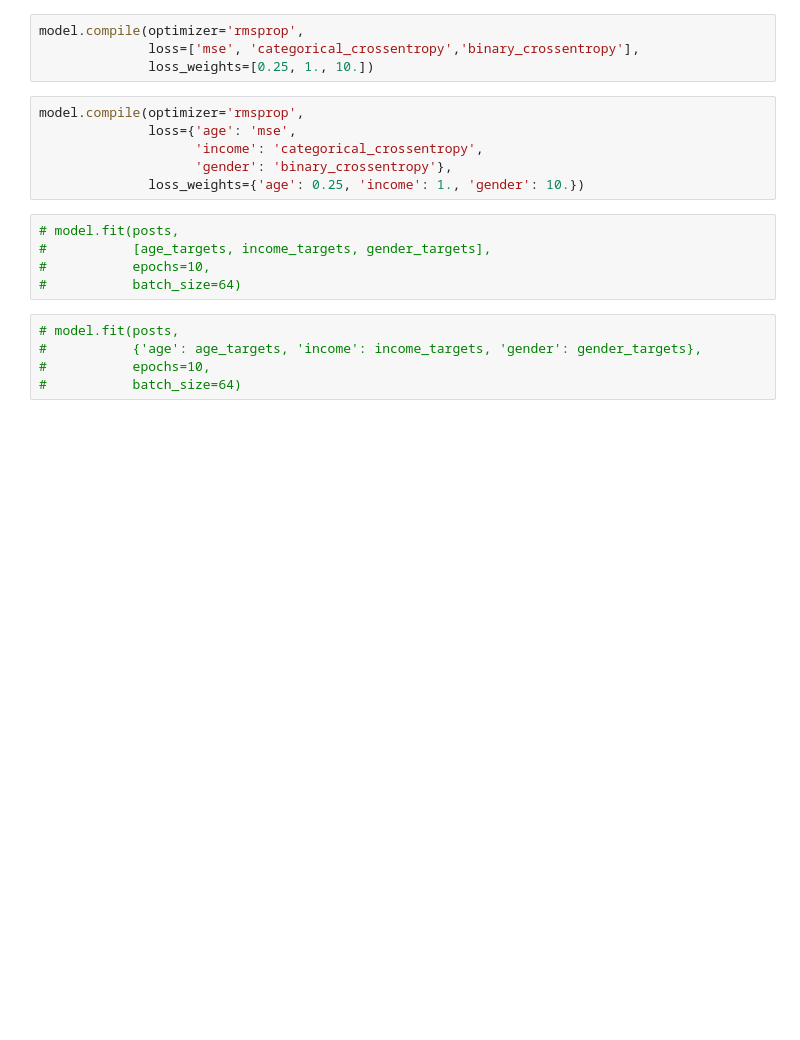
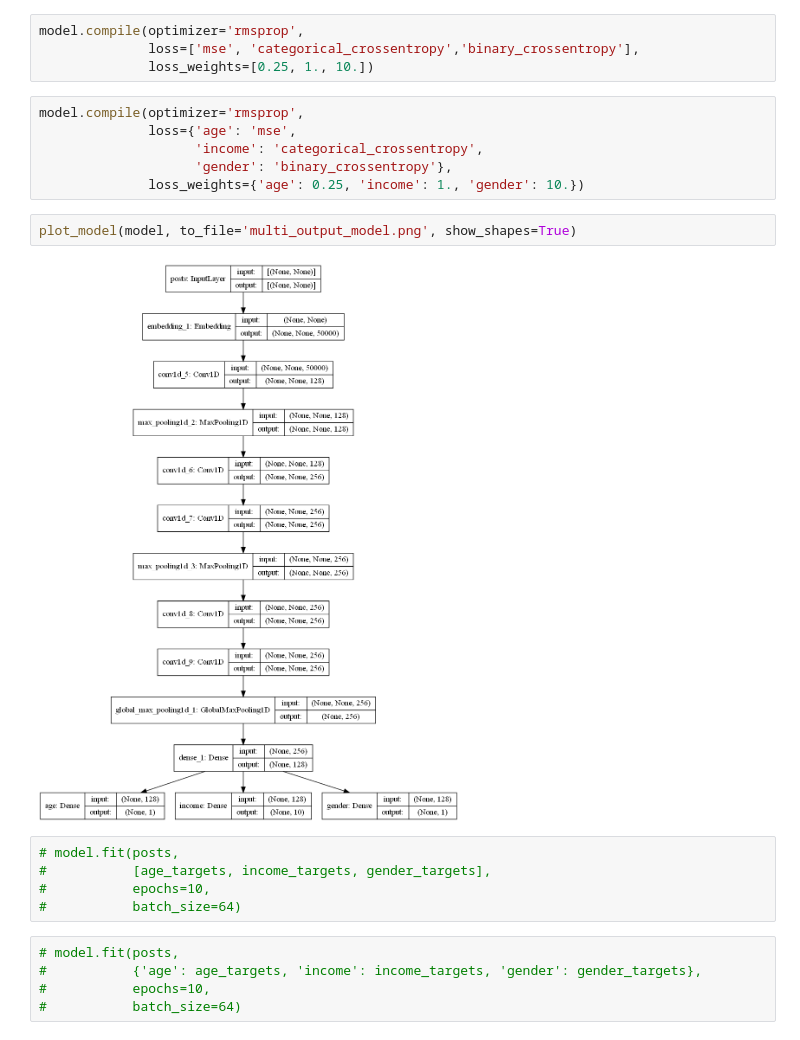
Before and after one commit to meticulousdev/Keras, a Jupyter notebook: code/chap07/multi_output_model.ipynb, the cells around one changed output. Saved outputs shown, nothing was run; the diff lists cells and outputs as text; blank space fills up the shorter version.

Commit message:
graphical description

```diff
--- a/code/chap07/multi_output_model.ipynb
+++ b/code/chap07/multi_output_model.ipynb
@@ -62,6 +63,10 @@ model.compile(optimizer='rmsprop',
                     'income': 'categorical_crossentropy',
                     'gender': 'binary_crossentropy'},
               loss_weights={'age': 0.25, 'income': 1., 'gender': 10.})
+# %%
+plot_model(model, to_file='multi_output_model.png', show_shapes=True)
+# %% [output]
+[figure, added]
 # %%
 # model.fit(posts,
 #           [age_targets, income_targets, gender_targets],
```
Also changed, not shown: parts of 2 cells of this notebook, 3 other files.
